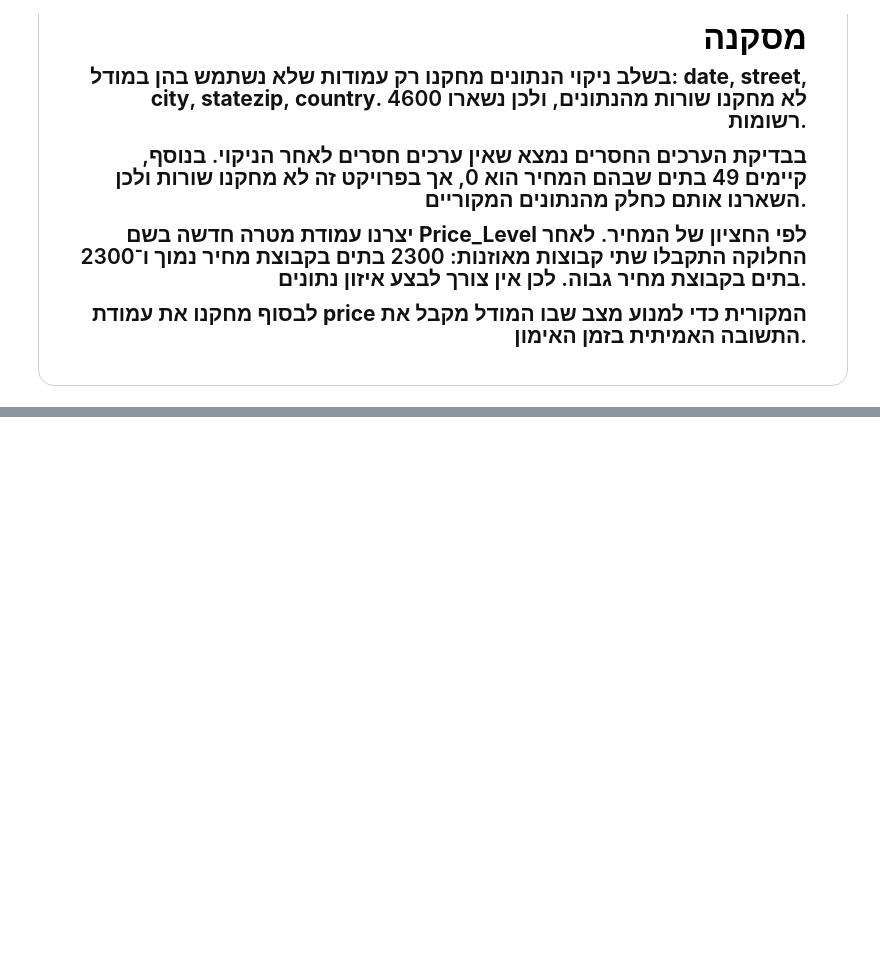
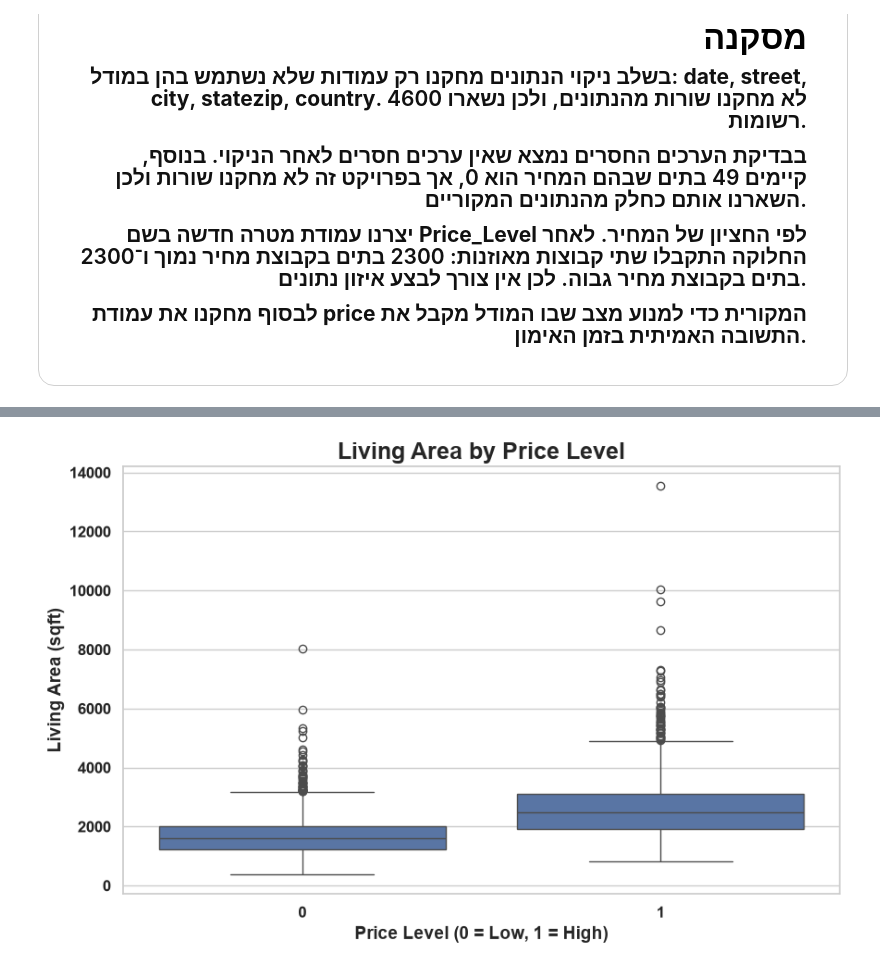
Before and after one commit to MhmdRayanm7/House-Price-Prediction-ML, a Jupyter notebook: notebooks/House_Price_Project.ipynb, the cells around one changed output, grey strips where cells are left out. Cells and saved outputs as stored; diff of their text form; code cells hidden in the pictures; blank space fills up the shorter version.

```diff
--- a/notebooks/House_Price_Project.ipynb
+++ b/notebooks/House_Price_Project.ipynb
@@ -525,0 +676,21 @@ Name: count, dtype: int64
+# %%
+# Graph 3: Living area by price level
+
+plt.figure(figsize=(10, 6))
+
+sns.boxplot(
+    data=df,
+    x='Price_Level',
+    y='sqft_living'
+)
+
+plt.title('Living Area by Price Level', fontsize=18, fontweight='bold')
+plt.xlabel('Price Level (0 = Low, 1 = High)', fontsize=14, fontweight='bold')
+plt.ylabel('Living Area (sqft)', fontsize=14, fontweight='bold')
+
+plt.xticks(fontsize=12, fontweight='bold')
+plt.yticks(fontsize=12, fontweight='bold')
+
+plt.show()
+# %% [output]
+[figure, added]
```
Also changed, not shown: parts of 15 cells of this notebook.
